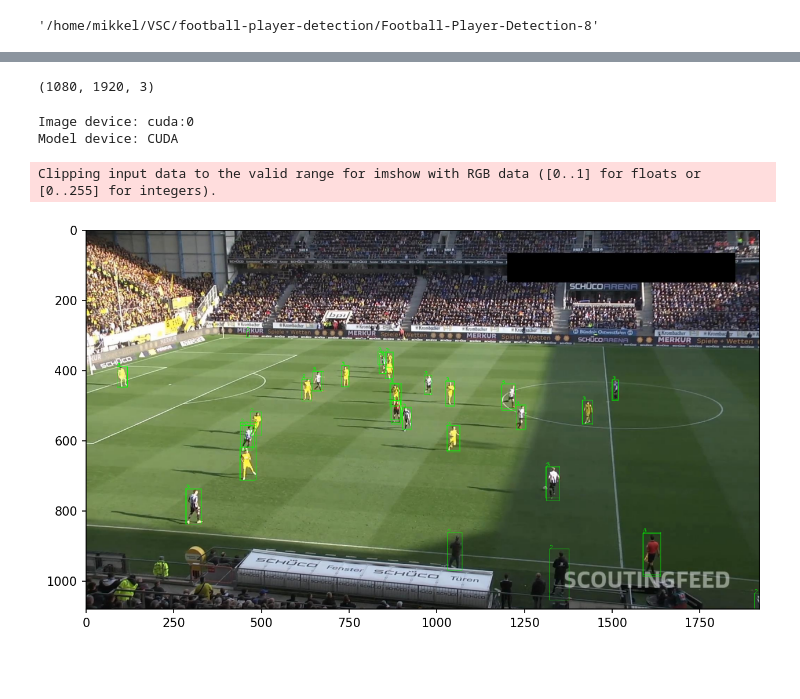
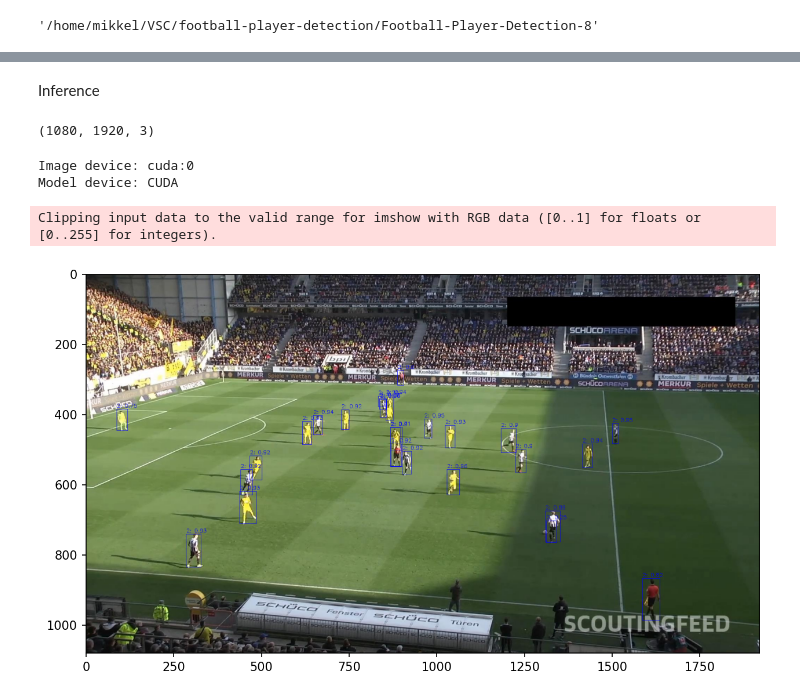
Before and after one commit to mikkeldah/football-player-detection, a Jupyter notebook: faster_rcnn.ipynb, the cells around one changed output, grey strips where cells are left out. Saved outputs shown, nothing was run; the diff lists cells and outputs as text; code cells hidden in the pictures; blank space fills up the shorter version.

```diff
--- a/faster_rcnn.ipynb
+++ b/faster_rcnn.ipynb
@@ -158,12 +45,17 @@ show_annotated_image(img, target)
 # %%
-def get_object_detection_model(num_classes):
+device = torch.device('cuda') if torch.cuda.is_available() else torch.device('cpu')
 
-    # load model pretrained on COCO
-    model = torchvision.models.detection.fasterrcnn_resnet50_fpn_v2(pretrained=True)
+num_classes = 1 + 4 # background + 4 classes
 
-    # get number of input features for the classifier
-    in_features = model.roi_heads.box_predictor.cls_score.in_features
-    # replace the pretrained head with a new one
-    model.roi_heads.box_predictor = FastRCNNPredictor(in_features, num_classes)
+# load model pretrained on COCO
+model = torchvision.models.detection.fasterrcnn_resnet50_fpn_v2(pretrained=True)
+# get number of input features for the classifier
+in_features = model.roi_heads.box_predictor.cls_score.in_features
+# replace the pretrained head with a new one
+model.roi_heads.box_predictor = FastRCNNPredictor(in_features, num_classes)
+model.to(device)
 
-    return model
+params  = [p for p in model.parameters() if p.requires_grad]
+optimizer = torch.optim.Adam(params, lr=0.0005, weight_decay=0.0005)
+
+lr_scheduler = torch.optim.lr_scheduler.StepLR(optimizer, step_size=3, gamma=0.1)
@@ -182,12 +64,0 @@ val_loader = torch.utils.data.DataLoader(
-# %%
-device = torch.device('cuda') if torch.cuda.is_available() else torch.device('cpu')
-
-num_classes = 1 + 4 # background + 4 classes
-
-model = get_object_detection_model(num_classes)
-model.to(device)
-
-params  = [p for p in model.parameters() if p.requires_grad]
-optimizer = torch.optim.SGD(params, lr=0.005, momentum=0.9, weight_decay=0.0005)
-
-lr_scheduler = torch.optim.lr_scheduler.StepLR(optimizer, step_size=3, gamma=0.1)
@@ -197,11 +65,11 @@ Arguments other than a weight enum or `None` for 'weights' are deprecated since
 # %%
-epochs = 100
+epochs = 25
 
 for epoch in range(epochs):
 
-    train_one_epoch(model, optimizer, train_loader, device, epoch, print_freq=10)
+    train_one_epoch(model, optimizer, train_loader, device, epoch, print_freq=50)
 
     lr_scheduler.step()
 
-    #evaluate(model, val_loader, device=device)
+    evaluate(model, val_loader, device=device)
 # %% [output]
@@ -224,0 +116,2 @@ Epoch: [99] Total time: 0:00:10 (0.8957 s / it)
+# %% [markdown]
+Inference
@@ -228,11 +123,11 @@ img.shape
 # %% [output]
 (1080, 1920, 3)
 # %%
-from rcnn_utils import inference
+#from rcnn_utils import inference
 
-inference(img, model, device)
+inference(img, model, device, conf=0.25)
 # %% [output]
 Image device: cuda:0
 Model device: CUDA
 Clipping input data to the valid range for imshow with RGB data ([0..1] for floats or [0..255] for integers).
-[figure, old version]
+[figure, new version]
```
Also changed, not shown: parts of 13 cells of this notebook, 4 other files.
